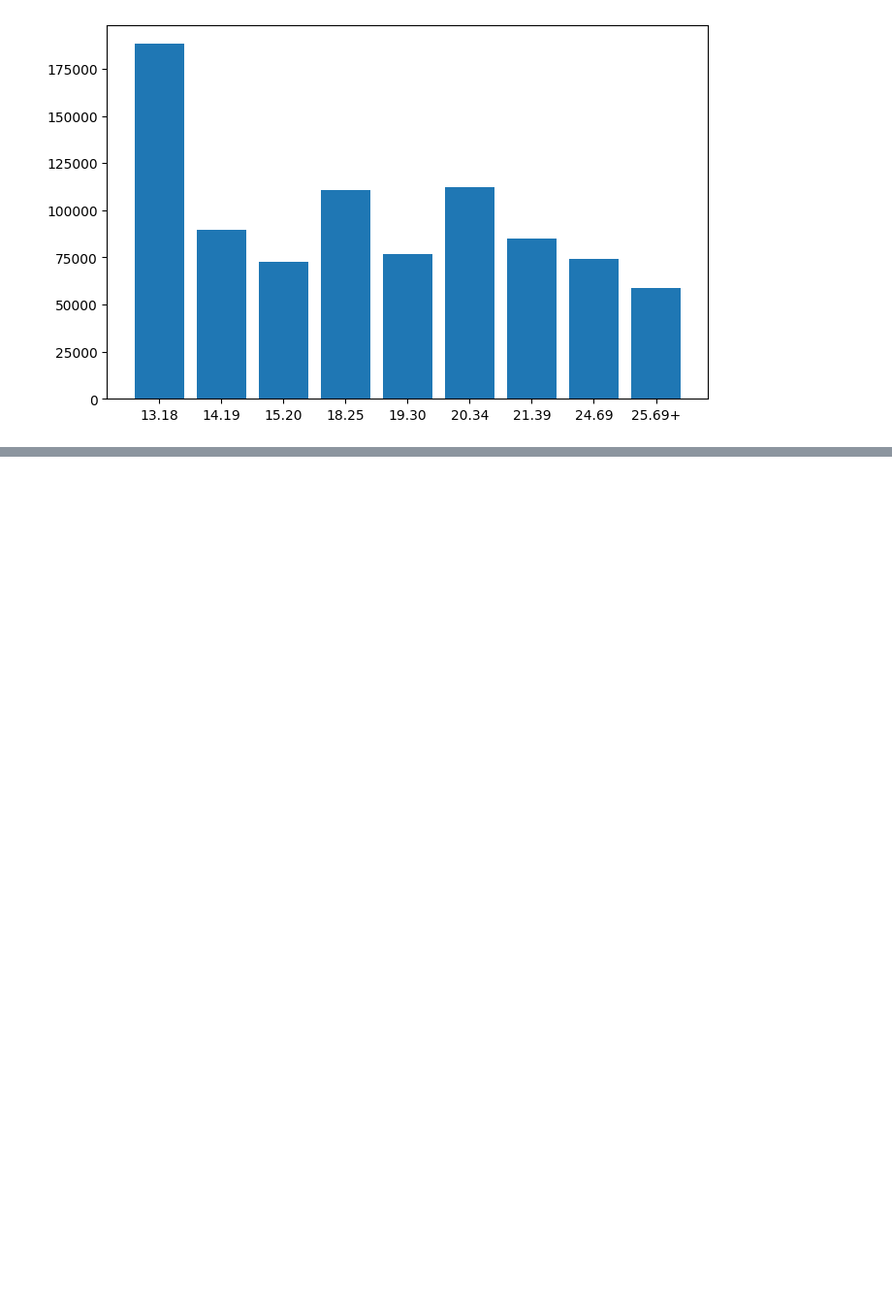
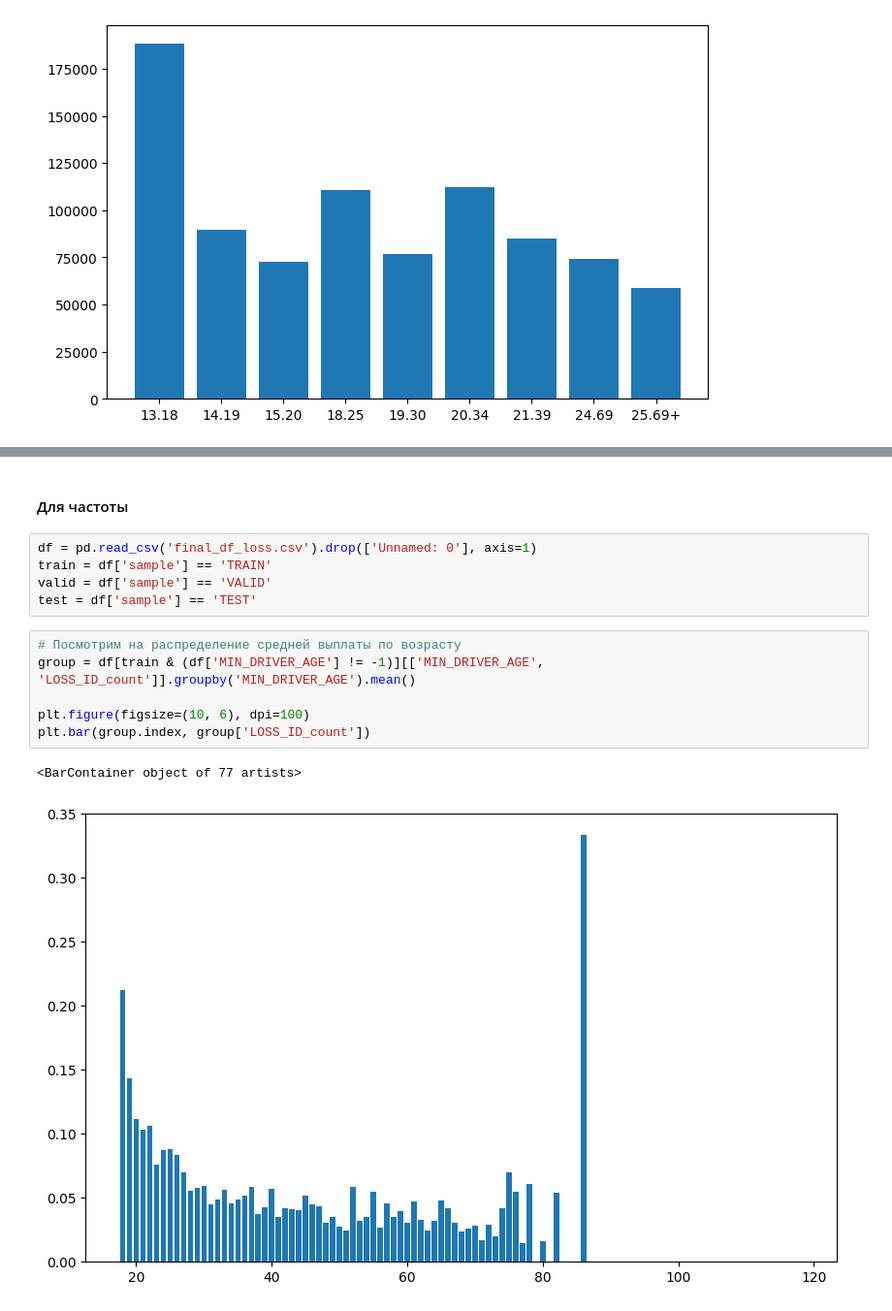
Before and after one commit to antroped/BDAktuarki, a Jupyter notebook: 167.ipynb, the cells around one changed output, grey strips where cells are left out. Shown at 97% size. Drawn from its saved outputs; the diff is of its cells as text; blank space fills up the shorter version.

```diff
--- a/167.ipynb
+++ b/167.ipynb
@@ -1059,3 +1061,19 @@ Generalized Linear Model Regression Results
 | start1_diff | 0.4607 | 0.411 | 1.121 | 0.262 | -0.345 | 1.266 |
 | end1_diff | -3.453e-06 | 0.001 | -0.007 | 0.995 | -0.001 | 0.001 |
 | car_diag_diff | 1.195e-05 | 2.97e-05 | 0.402 | 0.687 | -4.63e-05 | 7.02e-05 |
+# %% [markdown]
+#### Для частоты
+# %%
+df = pd.read_csv('final_df_loss.csv').drop(['Unnamed: 0'], axis=1)
+train = df['sample'] == 'TRAIN'
+valid = df['sample'] == 'VALID'
+test = df['sample'] == 'TEST'
+# %%
+# Посмотрим на распределение средней выплаты по возрасту
+group = df[train & (df['MIN_DRIVER_AGE'] != -1)][['MIN_DRIVER_AGE', 'LOSS_ID_count']].groupby('MIN_DRIVER_AGE').mean()
+
+plt.figure(figsize=(10, 6), dpi=100)
+plt.bar(group.index, group['LOSS_ID_count'])
+# %% [output]
+<BarContainer object of 77 artists>
+[figure, added]
```
Also changed, not shown: parts of 28 cells of this notebook, 6 other files.
